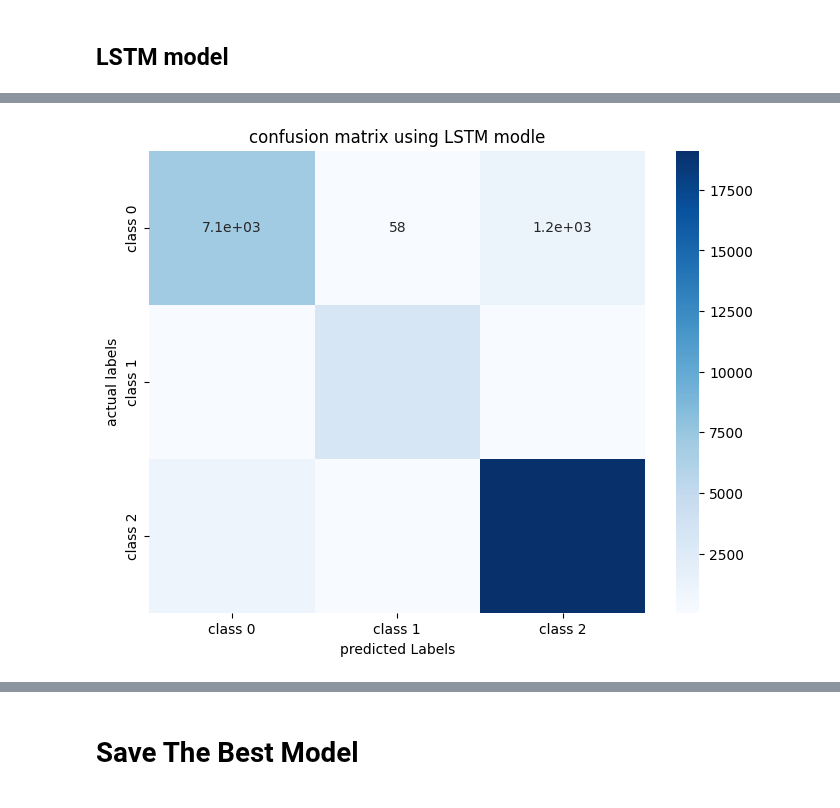
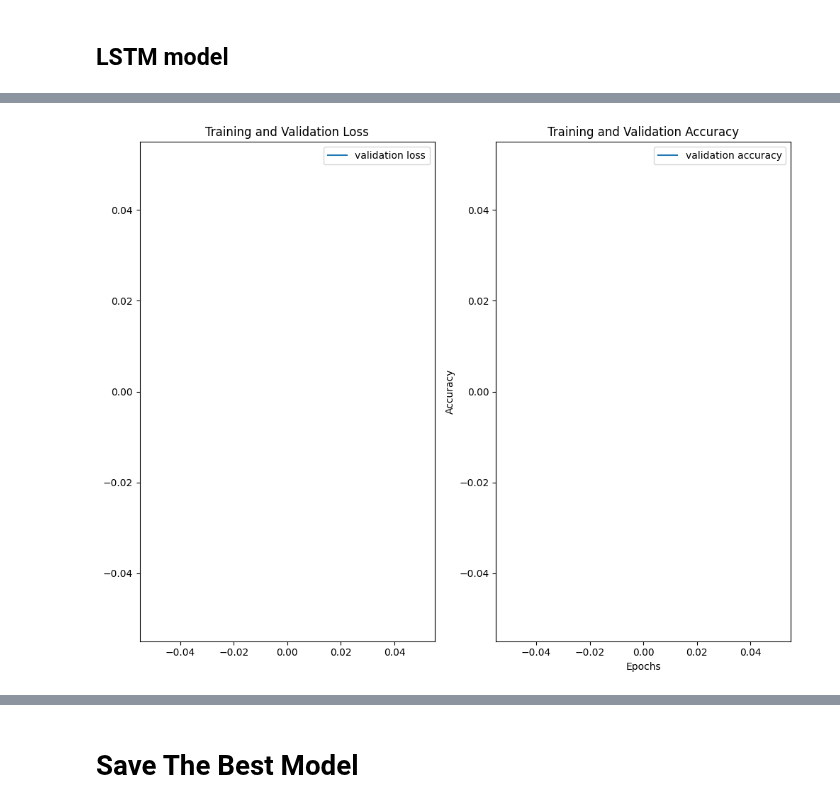
Before and after one commit to Gardenialover/Capstone_Three_Project, a Jupyter notebook: notebooks/pre.ipynb, the cells around one changed output, grey strips where cells are left out. Saved outputs shown, nothing was run; the diff lists cells and outputs as text; code cells hidden in the pictures.

```diff
--- a/notebooks/pre.ipynb
+++ b/notebooks/pre.ipynb
@@ -270,13 +314,13 @@ class LossAccCallback(Callback):
         val_loss = logs.get("val_loss", None)
         val_accuracy = logs.get("val_accuracy", None)
 
-        # Check if 'val_loss' is present in logs before accessing it
-        if "val_loss" and 'val_accuracy' in logs:
-            self.val_losses.append(logs[val_loss])
-            self.val_accuracy.append(logs[val_accuracy])
-            # print(f'Epoch {epoch + 1}/{logs["epochs"]} - loss: {logs["loss"]:.4f}'
-            #     f'- accuracy: {logs["accuracy"]:.4f} - val_loss: {logs["val_loss"]:.4f}'
-            #     f'- val_accuracy: {logs["val_accuracy"]:.4f}'
+        # # Check if 'val_loss' is present in logs before accessing it
+        # if "val_loss" and 'val_accuracy' in logs:
+        #     self.val_losses.append(logs[val_loss])
+        #     self.val_accuracy.append(logs[val_accuracy])
+        #     # print(f'Epoch {epoch + 1}/{logs["epochs"]} - loss: {logs["loss"]:.4f}'
+        #     #     f'- accuracy: {logs["accuracy"]:.4f} - val_loss: {logs["val_loss"]:.4f}'
+        #     #     f'- val_accuracy: {logs["val_accuracy"]:.4f}'
             # )
         # else:
         #     print(f'Epoch {epoch + 1}/{logs["epochs"]} - loss: {logs["loss"]:.4f}'
@@ -409,16 +426,5 @@ weighted avg       0.92      0.92      0.92     31997
-# %%
-cm = confusion_matrix(y_test, y_pred)
-plt.figure(figsize=(8, 6))
-sns.heatmap(
-    cm,
-    annot=True,
-    cmap="Blues",
-    xticklabels=["class 0", "class 1", "class 2"],
-    yticklabels=["class 0", "class 1", "class 2"],
-)
-plt.xlabel("predicted Labels")
-plt.ylabel("actual labels")
-plt.title("confusion matrix using LSTM modle")
-plt.show()
-# %% [output]
-[figure, removed]
+# %%
+callback = LossAccCallback()
+callback.plot_metrics()
+# %% [output]
+[figure, added]
```
Also changed, not shown: parts of 37 cells of this notebook, 3 other files.
